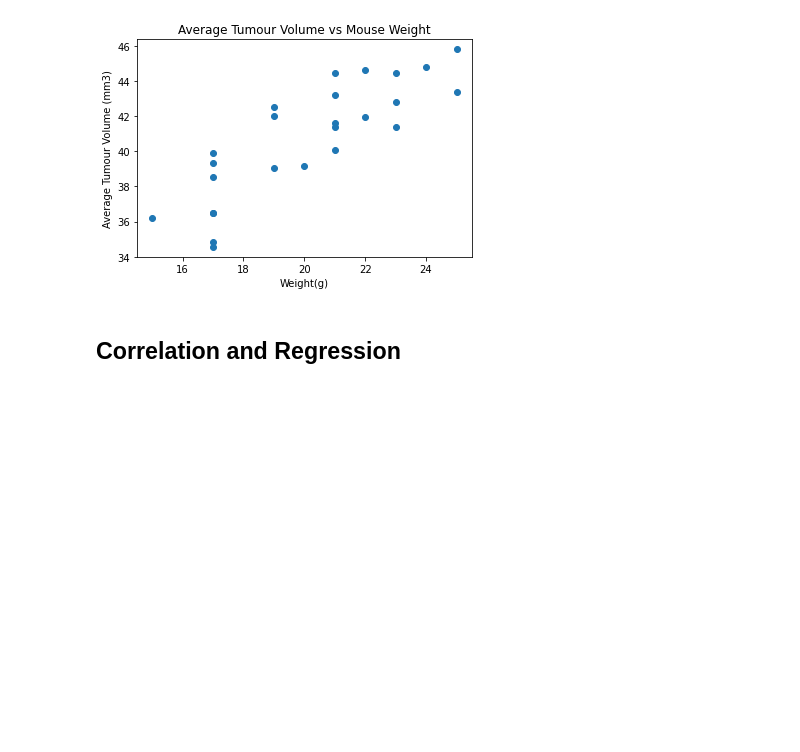
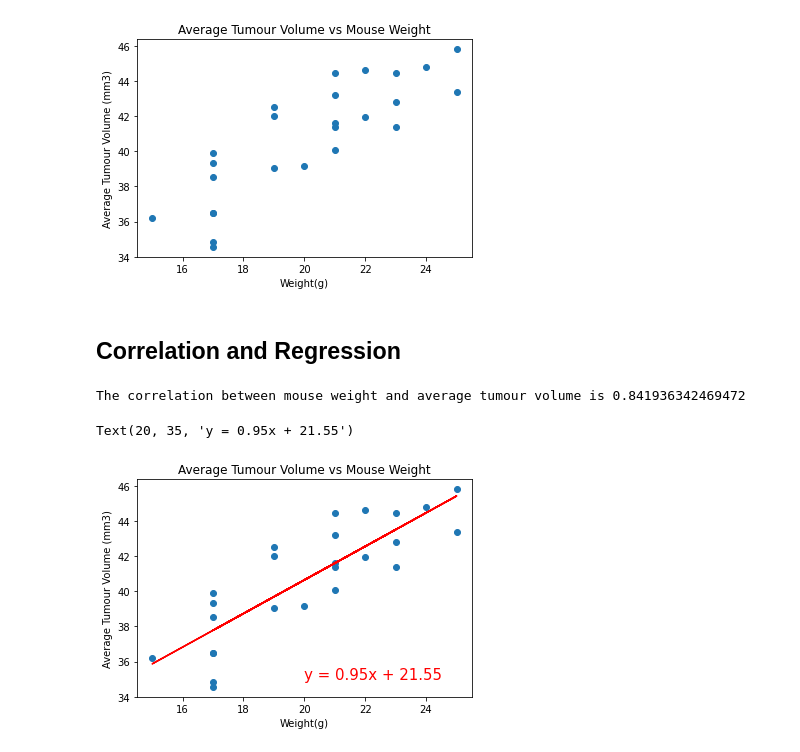
Before and after one commit to CVGonzales/matplotlib-challenge, a Jupyter notebook: Pymaceuticals/pymaceuticals_starter.ipynb, the cells around one changed output. Cells and saved outputs as stored; diff of their text form; code cells hidden in the pictures; blank space fills up the shorter version.

Commit message:
complete correlation and regression

```diff
--- a/Pymaceuticals/pymaceuticals_starter.ipynb
+++ b/Pymaceuticals/pymaceuticals_starter.ipynb
@@ -272,3 +272,21 @@ Text(0.5, 1.0, 'Average Tumour Volume vs Mouse Weight')
 # %%
 # Calculate the correlation coefficient and linear regression model
 # for mouse weight and average tumour volume for the Capomulin regimen
+correlation = st.pearsonr(tumour_avg["Weight (g)"], tumour_avg["Tumour Volume (mm3)"])[0]
+print(f"The correlation between mouse weight and average tumour volume is {correlation} ")
+# %% [output]
+The correlation between mouse weight and average tumour volume is 0.841936342469472
+# %%
+plt.scatter(tumour_avg["Weight (g)"], tumour_avg["Tumour Volume (mm3)"])
+plt.xlabel("Weight(g)")
+plt.ylabel("Average Tumour Volume (mm3)")
+plt.title("Average Tumour Volume vs Mouse Weight")
+
+(slope, intercept, rvalue, pvalue, stderr) = st.linregress(tumour_avg["Weight (g)"], tumour_avg["Tumour Volume (mm3)"])
+regress_values = tumour_avg["Weight (g)"] * slope + intercept
+line_eq = "y = " + str(round(slope,2)) + "x + " + str(round(intercept,2))
+plt.plot(tumour_avg["Weight (g)"],regress_values,"r-",)
+plt.annotate(line_eq,(20,35),fontsize=15,color="red")
+# %% [output]
+Text(20, 35, 'y = 0.95x + 21.55')
+[figure, added]
```
